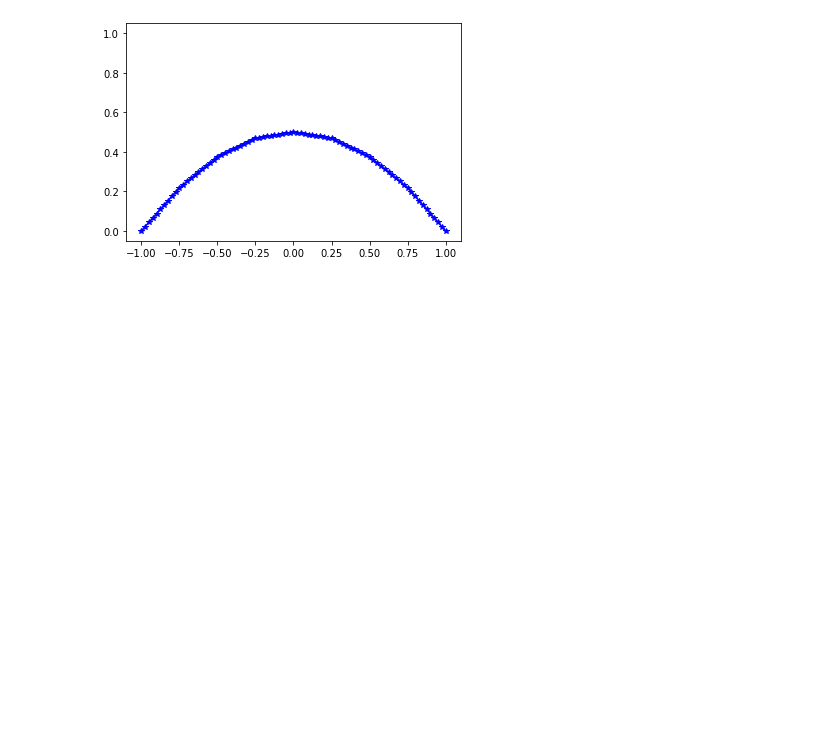
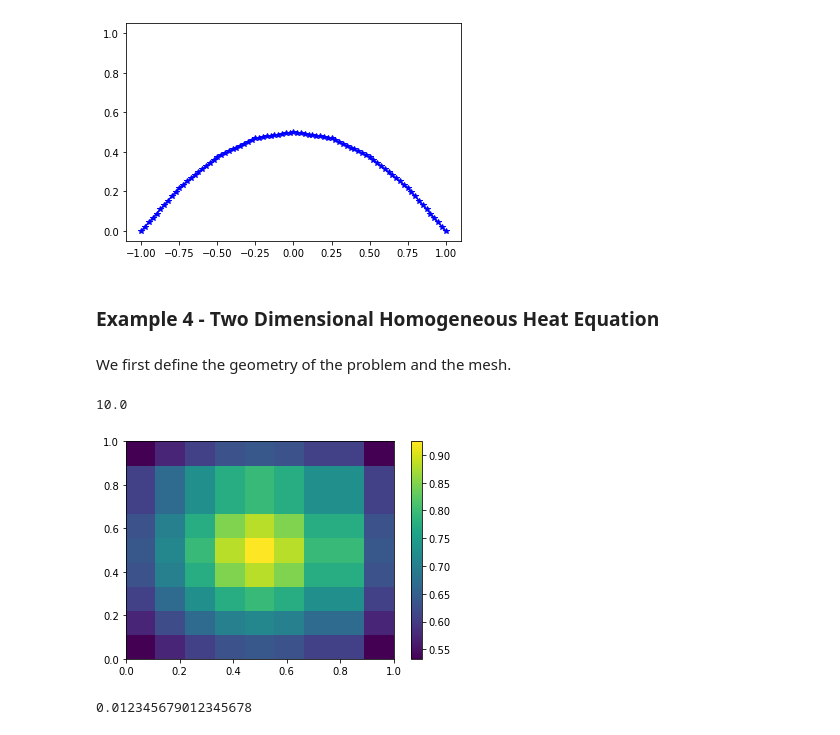
Before and after one commit to UZerbinati/Suite, a Jupyter notebook: Docs/PDE/FiniteDifferenceParabolic.ipynb, the cells around one changed output. Saved outputs shown, nothing was run; the diff lists cells and outputs as text; code cells hidden in the pictures; blank space fills up the shorter version.

Commit message:
Added 2D heat eq

```diff
--- a/Docs/PDE/FiniteDifferenceParabolic.ipynb
+++ b/Docs/PDE/FiniteDifferenceParabolic.ipynb
@@ -237,3 +243,7 @@ HTML(anim.to_html5_video())
 # %% [output]
 [interactive output not drawn]
 [figure]
+# %% [markdown]
+### Example 4 - Two Dimensional Homogeneous Heat Equation
+# %% [markdown]
+We first define the geometry of the problem and the mesh.
@@ -239,0 +261,31 @@ HTML(anim.to_html5_video())
+# %%
+mesh = Mesh(2);
+mesh.UniformSqMesh([0.0,1.0,0.0,1.0],9);
+Geo = Geometry(2);
+def distSquare(P):
+    """
+    y2 -> *----------*
+           |          |
+           |          |
+           |          |
+    y1 -> *----------*
+           ^          ^
+           |x1        |x2
+    """
+    x1 = 0; x2 = 1; y1 = 0; y2=1;
+    return max([P[0]-x2,x1-P[0],P[1]-y2,y1-P[1]])
+Geo.add(distSquare)
+# %%
+u0 = MeshFunction(mesh,1)
+u0.pushFunction(lambda p: [np.exp(-((p[0]-0.5)**2+(p[1]-0.5)**2)**0.5)])
+Draw(u0,mesh)
+plt.colorbar()
+print((mesh.getElNumber())**0.5+1)
+# %% [output]
+10.0
+[figure, added]
+# %%
+u0_vec = u0.vec_export()
+mesh.getSize(0)**2
+# %% [output]
+0.012345679012345678
```
Also changed, not shown: parts of 18 cells of this notebook, 19 other files.
